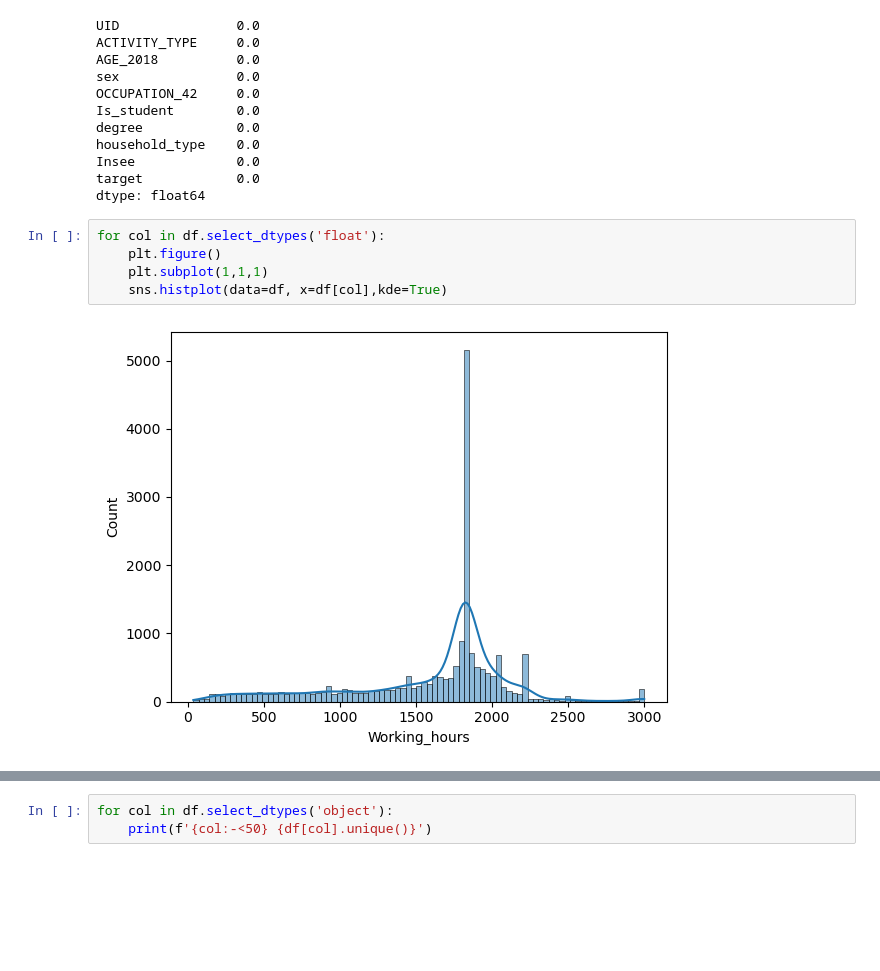
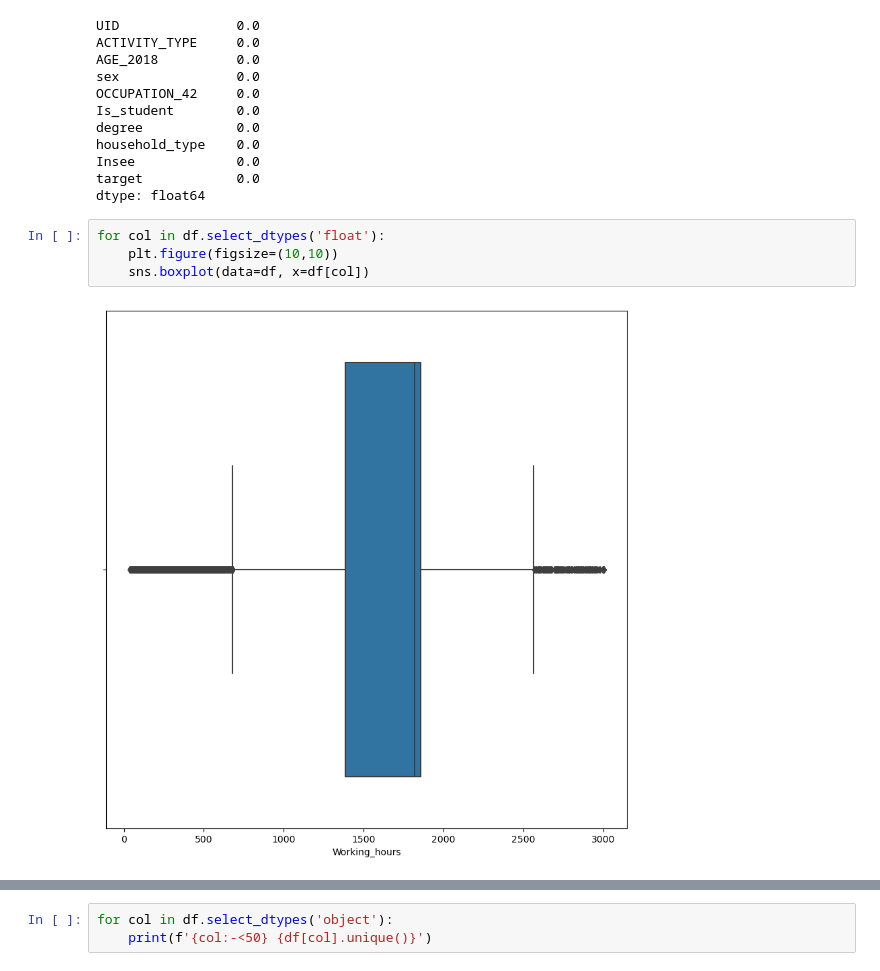
Before and after one commit to matardoky/ould-, a Jupyter notebook: Analyse et exploration des données .ipynb, the cells around one changed output, grey strips where cells are left out. Drawn from its saved outputs; the diff is of its cells as text; blank space fills up the shorter version.

```diff
--- a/Analyse et exploration des données .ipynb
+++ b/Analyse et exploration des données .ipynb
@@ -46,8 +46,7 @@ target            0.0
 dtype: float64
 # %%
 for col in df.select_dtypes('float'):
-    plt.figure()
-    plt.subplot(1,1,1)
-    sns.histplot(data=df, x=df[col],kde=True)
+    plt.figure(figsize=(10,10))
+    sns.boxplot(data=df, x=df[col])
 # %% [output]
-[figure, old version]
+[figure, new version]
```
Also changed, not shown: parts of 10 cells of this notebook, 1 other file.
